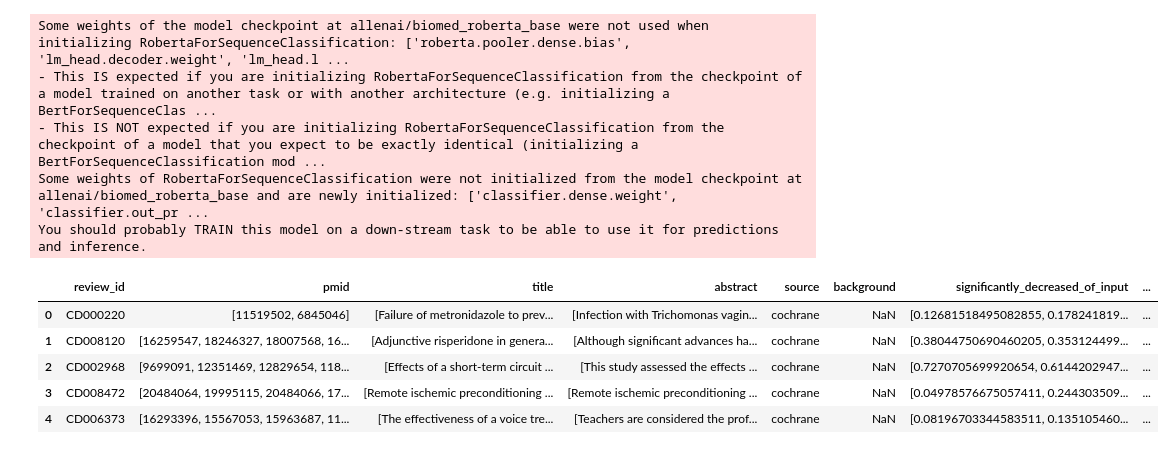
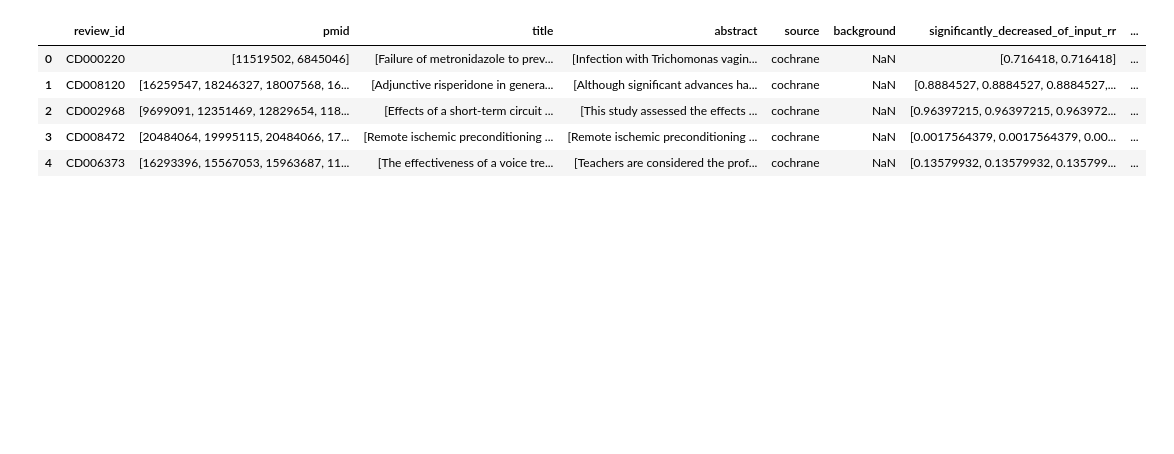
Before and after one commit to allenai/mslr-annotated-dataset, a Jupyter notebook: notebooks/jayd_analysis.ipynb, the cells around one changed output. Saved outputs shown, nothing was run; the diff lists cells and outputs as text; code cells hidden in the pictures; blank space fills up the shorter version.

Commit message:
Finish analysis notebook and create tex tables

```diff
--- a/notebooks/jayd_analysis.ipynb
+++ b/notebooks/jayd_analysis.ipynb
@@ -34,7 +44,10 @@ joined_converters = {x:load_array(x) for x in
        'significantly_increased_of_input', 'significant_effect_of_input']
 }
 # %%
+# load test sets + decodings over them if available
 test_sets_file = f'{DATAPATH}/test_set_inputs.csv'
+test_sets_file_rr = f'{DATAPATH}/test_set_inputs_rr.csv'
+test_sets_file_rr_ei = f'{DATAPATH}/test_set_inputs_rr_ei.csv'
 
 if not os.path.exists(test_sets_file):
     # load MSLR input data, prepare a dataframe and a couple of convenience dictionaries
@@ -52,4 +65,6 @@ if not os.path.exists(test_sets_file):
 
     print(test_sets.columns)
     test_sets.head()
+print(test_sets['pmid'][0][0])
+test_sets.head()
 # %% [output]
@@ -59,62 +138,58 @@ Index(['review_id', 'pmid', 'title', 'abstract', 'source', 'background'], dtype=
 # %%
-# n.b. references have to come later :frown:
+# using evidence inference
+# - find an evidence inference signifance direction (+/0/-, also NSD/SD) from each input abstract
+# - save these to a csv
+
+# n.b. targets have to come later :frown:
 evidence_inference_tokenizer = AutoTokenizer.from_pretrained('allenai/biomed_roberta_base')
-
 evidence_inference_classifier = RobertaForSequenceClassification.from_pretrained(
     'allenai/biomed_roberta_base',
     num_labels=3,
 )
 evidence_inference_classifier = evidence_inference_classifier.cuda()
-state_dict = torch.load('../evidence_inference_models/unconditioned_evidence_classifier/unconditioned_evidence_classifier.pt')
-state_dict = {k.replace('bert.', ''):v for k,v in state_dict.items()}
-evidence_inference_classifier.load_state_dict(state_dict)
+state_dict_ei = torch.load('../evidence_inference_models/unconditioned_evidence_classifier/unconditioned_evidence_classifier.pt')
+state_dict_ei = {k.replace('bert.', ''):v for k,v in state_dict_ei.items()}
+evidence_inference_classifier.load_state_dict(state_dict_ei)
 
-classes = ["significantly_decreased", "no_significant_difference", "significantly_increased"]
+# classes = ["significantly_decreased", "no_significant_difference", "significantly_increased"]
 def compute_evidence_inference_scores_for_inputs(row):
     titles = row['title']
     abstracts = row['abstract']
 
     # definitely not how that was trained...
     title_abstracts = [x[0] + ' ' + x[1] for x in zip(titles, abstracts)]
-    ret = { kls + "_of_input":[] for kls in classes }
+    ret = { kls + "_of_input_ei":[] for kls in classes }
     for i in range(0, len(title_abstracts), 16):
         inputs = evidence_inference_tokenizer(title_abstracts[i:i+6], return_tensors='pt', padding=True, max_length=512, truncation=True)
         inputs = inputs.to(evidence_inference_classifier.device)
         with torch.no_grad():
             logits = evidence_inference_classifier(**inputs).logits
             instance_probs = torch.softmax(logits, axis=1).cpu().tolist()
             for instance in instance_probs:
                 for kls, prob in zip(classes, instance):
-                    ret[kls + '_of_input'].append(prob)
+                    ret[kls + '_of_input_ei'].append(prob)
     return ret
 
 
-if os.path.exists(test_sets_file):
+if os.path.exists(test_sets_file_rr_ei):
     test_sets = pd.read_csv(test_sets_file, converters=test_sets_converters)
 else:
     test_sets_evidence_inference = test_sets.apply(
         compute_evidence_inference_scores_for_inputs,
         result_type='expand',
         axis=1)
-#     print(test_sets_evidence_inference)
-#     pd.concat([test_sets[:2], test_sets_evidence_inference], axis=1)
     test_sets = pd.concat([test_sets, test_sets_evidence_inference], axis=1)
-    test_sets['significant_effect_of_input'] = test_sets["significantly_decreased_of_input"] + test_sets["significantly_increased_of_input"]
-    test_sets.to_csv(test_sets_file)
+    test_sets['significant_effect_of_input_ei'] = test_sets["significantly_decreased_of_input_ei"] + test_sets["significantly_increased_of_input_ei"]
+    test_sets.to_csv(test_sets_file_rr_ei)
 
 review_id_to_abstract = dict(zip(test_sets['review_id'], test_sets['abstract']))
 review_id_to_title = dict(zip(test_sets['review_id'], test_sets['title']))
 
 test_sets.head()
 # %% [output]
-Some weights of the model checkpoint at allenai/biomed_roberta_base were not used when initializing RobertaForSequenceClassification: ['roberta.pooler.dense.bias', 'lm_head.decoder.weight', 'lm_head.l ...
-- This IS expected if you are initializing RobertaForSequenceClassification from the checkpoint of a model trained on another task or with another architecture (e.g. initializing a BertForSequenceClas ...
-- This IS NOT expected if you are initializing RobertaForSequenceClassification from the checkpoint of a model that you expect to be exactly identical (initializing a BertForSequenceClassification mod ...
-Some weights of RobertaForSequenceClassification were not initialized from the model checkpoint at allenai/biomed_roberta_base and are newly initialized: ['classifier.dense.weight', 'classifier.out_pr ...
-You should probably TRAIN this model on a down-stream task to be able to use it for predictions and inference.
-|  | review_id | pmid | title | abstract | source | background | significantly_decreased_of_input | ... |
-| 0 | CD000220 | [11519502, 6845046] | [Failure of metronidazole to prev... | [Infection with Trichomonas vagin... | cochrane | NaN | [0.12681518495082855, 0.178241819... | ... |
-| 1 | CD008120 | [16259547, 18246327, 18007568, 16... | [Adjunctive risperidone in genera... | [Although significant advances ha... | cochrane | NaN | [0.38044750690460205, 0.353124499... | ... |
-| 2 | CD002968 | [9699091, 12351469, 12829654, 118... | [Effects of a short-term circuit ... | [This study assessed the effects ... | cochrane | NaN | [0.7270705699920654, 0.6144202947... | ... |
-| 3 | CD008472 | [20484064, 19995115, 20484066, 17... | [Remote ischemic preconditioning ... | [Remote ischemic preconditioning ... | cochrane | NaN | [0.04978576675057411, 0.244303509... | ... |
-| 4 | CD006373 | [16293396, 15567053, 15963687, 11... | [The effectiveness of a voice tre... | [Teachers are considered the prof... | cochrane | NaN | [0.08196703344583511, 0.135105460... | ... |
+|  | review_id | pmid | title | abstract | source | background | significantly_decreased_of_input_rr | ... |
+| 0 | CD000220 | [11519502, 6845046] | [Failure of metronidazole to prev... | [Infection with Trichomonas vagin... | cochrane | NaN | [0.716418, 0.716418] | ... |
+| 1 | CD008120 | [16259547, 18246327, 18007568, 16... | [Adjunctive risperidone in genera... | [Although significant advances ha... | cochrane | NaN | [0.8884527, 0.8884527, 0.8884527,... | ... |
+| 2 | CD002968 | [9699091, 12351469, 12829654, 118... | [Effects of a short-term circuit ... | [This study assessed the effects ... | cochrane | NaN | [0.96397215, 0.96397215, 0.963972... | ... |
+| 3 | CD008472 | [20484064, 19995115, 20484066, 17... | [Remote ischemic preconditioning ... | [Remote ischemic preconditioning ... | cochrane | NaN | [0.0017564379, 0.0017564379, 0.00... | ... |
+| 4 | CD006373 | [16293396, 15567053, 15963687, 11... | [The effectiveness of a voice tre... | [Teachers are considered the prof... | cochrane | NaN | [0.13579932, 0.13579932, 0.135799... | ... |
```
Also changed, not shown: parts of 21 cells of this notebook.
